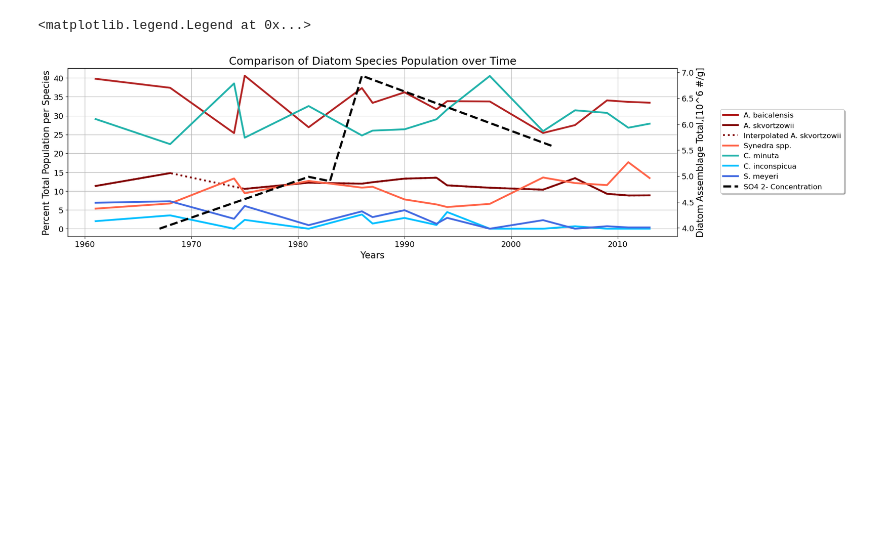
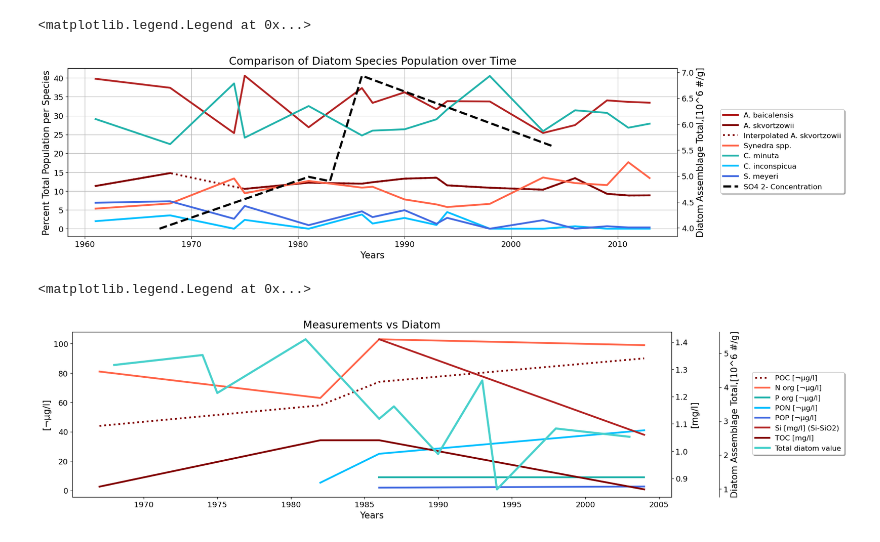
Before and after one commit to abeitz26/Beitz.A_FinalProject, a Jupyter notebook: final_graph1.ipynb, the cells around one changed output. Drawn from its saved outputs; the diff is of its cells as text; code cells hidden in the pictures; blank space fills up the shorter version.

```diff
--- a/final_graph1.ipynb
+++ b/final_graph1.ipynb
@@ -68,6 +61,10 @@ display(so4_df)
 #Cutting the diatom measurements down to match the dates of the sulfate measurements
 dia_df_short = dia_df.loc[dia_df["Age [a AD/CE]"] > 1960]
 display(dia_df_short)
+
+#cutting down diatom measurements down to match the dates of the geochem measurements
+dia_df_geo = dia_df.loc[dia_df["Age [a AD/CE]"] < 2004]
+dia_df_geochem = dia_df_geo.loc[dia_df_geo["Age [a AD/CE]"] > 1967]
 
 #Averaging the sulfate concetration measurement to be from 0-200m, the photic layer, so only the sulfate concentration affecting the diatoms is shown
 #separating the orginal df to only include up to 200m
@@ -87,6 +84,9 @@ so4conc = np.array([[1967, so4_avg1], [1981, so4_avg2], [1983, so4_avg3], [1986,
 #turned that array into a dataframe ready to be plotted
 so4_final = pd.DataFrame(so4conc, columns =['Date Start', 'Average [SO4]2- [mg/l]'])
 display(so4_final)
+
+#cutting down th geochem data to only applicable
+#Si [mg/l] (Si-SiO2), TOC [mg/l] (in unfiltered water), POC [¬µg/l] (in suspended matter), N org [¬µg/l] (in unfiltered water), PON [¬µg/l] (in suspended matter), P org [¬µg/l] (in unfiltered water), POP [¬µg/l] (in suspended matter),
 # %% [output]
 |  | Depth sed [m] | Age [ka BP] | Age [a AD/CE] | A. baicalensis [%] | A. skvortzowii [%] | Synedra spp. [%] | ... |
 | 0 | 0.0010 | -0.063 | 2013 | 33.44 | 8.85 | 13.44 | ... |
@@ -129,15 +129,24 @@ display(so4_final)
 | 3 | 1986.0 | 6.933333 |
 | 4 | 2004.0 | 5.566667 |
 # %%
+#indexing all needed variables for conciseness
+geochem_si = geochem_df['Si [mg/l] (Si-SiO2)']
+geochem_toc = geochem_df['TOC [mg/l] (in unfiltered water)']
+geochem_poc = geochem_df['POC [¬µg/l] (in suspended matter)']
+geochem_norg = geochem_df['N org [¬µg/l] (in unfiltered water)']
+geochem_p = geochem_df['P org [¬µg/l] (in unfiltered water)']
+geochem_pon = geochem_df['PON [¬µg/l] (in suspended matter)']
+geochem_pop = geochem_df['POP [¬µg/l] (in suspended matter)']
+geochem_dates = geochem_df['Date/Time']
+dia_geo = dia_df_geochem['TDVA [10**6 #/g]']
+dia_dates_geo = dia_df_geochem['Age [a AD/CE]']
 
-#indexing all needed variables for conciseness
 so4_final_date = so4_final['Date Start']
 so4_final_conc = so4_final['Average [SO4]2- [mg/l]']
 
 dates_dia_tot = dia_df_short['Age [a AD/CE]']
 dates_dia = dates_dia_tot[1950:2005]
 dia_tot = dia_df_short['TDVA [10**6 #/g]']
-dia_need = dia_tot[1950:2005]
 
 dia_ab = dia_df_short['A. baicalensis [%]']
 dia_as = dia_df_short['A. skvortzowii [%]']
@@ -238,3 +247,41 @@ fig.legend(loc='center left', bbox_to_anchor=(0.95, 0.5), shadow=True, fontsize=
 # %% [output]
 <matplotlib.legend.Legend at 0x...>
 [figure]
+# %%
+
+#Plotting each measurement and total diatom assemblage over time
+fig,ax = plt.subplots(figsize=(18,5))
+
+#found resource for adding three y axes here: https://www.statology.org/matplotlib-two-y-axes/
+ax2 = ax.twinx()
+ax3 = ax.twinx()
+#used this for offsetting the third y axis: https://matplotlib.org/3.4.3/gallery/ticks_and_spines/multiple_yaxis_with_spines.html
+ax3.spines.right.set_position(("axes", 1.08))
+
+ax2.plot(geochem_dates, geochem_si, c='firebrick', linestyle='-', linewidth=3, marker=None, label= 'Si [mg/l] (Si-SiO2)')
+ax2.plot(geochem_dates, geochem_toc, c='maroon', linestyle='-', linewidth=3, marker=None, label= 'TOC [mg/l]')
+
+ax.plot(geochem_dates, geochem_poc, c='maroon', linestyle=':', linewidth=3, marker=None, label= 'POC [¬µg/l]')
+ax.plot(geochem_dates, geochem_norg, c='tomato', linestyle='-', linewidth=3, marker=None, label= 'N org [¬µg/l]')
+ax.plot(geochem_dates, geochem_p, c='lightseagreen', linestyle='-', linewidth=3, marker=None, label= 'P org [¬µg/l]')
+ax.plot(geochem_dates, geochem_pon, c='deepskyblue', linestyle='-', linewidth=3, marker=None, label= 'PON [¬µg/l]')
+ax.plot(geochem_dates, geochem_pop, c='royalblue', linestyle='-', linewidth=3, marker=None, label= 'POP [¬µg/l]')
+
+ax3.plot(dia_dates_geo, dia_geo, c='mediumturquoise', linestyle='-', linewidth=3.5, marker=None, label= 'Total diatom value')
+
+#managing settings for axes
+ax.set_title('Measurements vs Diatom', fontsize=18)
+ax.set_xlabel('Years', fontsize=15)
+ax2.set_ylabel('[mg/l]', fontsize=15)
+ax3.set_ylabel('Diatom Assemblage Total,[10^6 #/g]', fontsize=15)
+ax.set_ylabel('[¬µg/l]', fontsize=15)
+#used this website to change axis tick labels fontsize: https://stackoverflow.com/questions/63723514/userwarning-fixedformatter-should-only-be-used-together-with-fixedlocator
+ax.tick_params(axis='x', labelsize = 13)
+ax.tick_params(axis='y', labelsize = 13)
+ax2.tick_params(axis='y', labelsize = 13)
+ax3.tick_params(axis='y', labelsize = 13)
+
+fig.legend(loc='center left', bbox_to_anchor=(1, 0.5), shadow=True, fontsize='large')
+# %% [output]
+<matplotlib.legend.Legend at 0x...>
+[figure, added]
```
Also changed, not shown: parts of 3 cells of this notebook, 3 other files.
